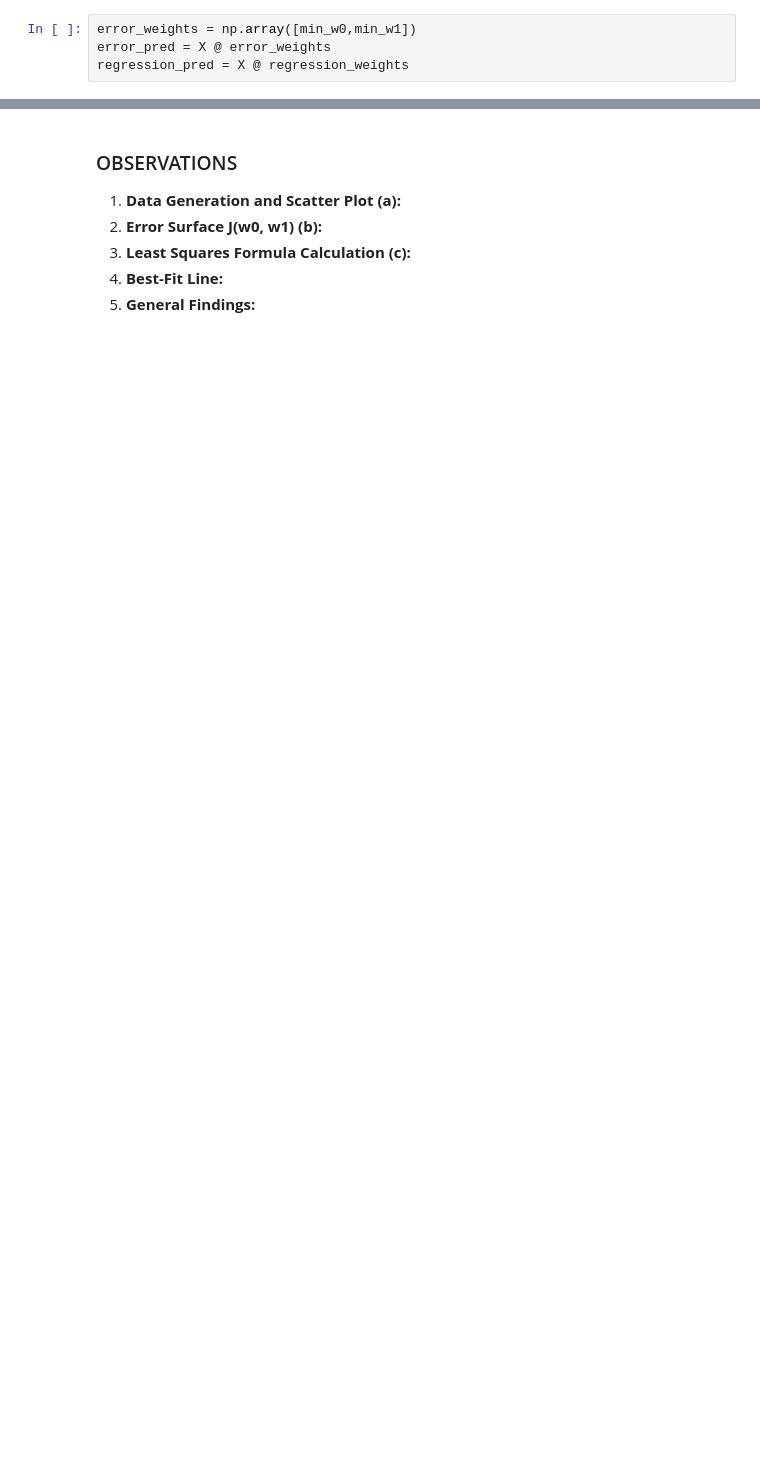
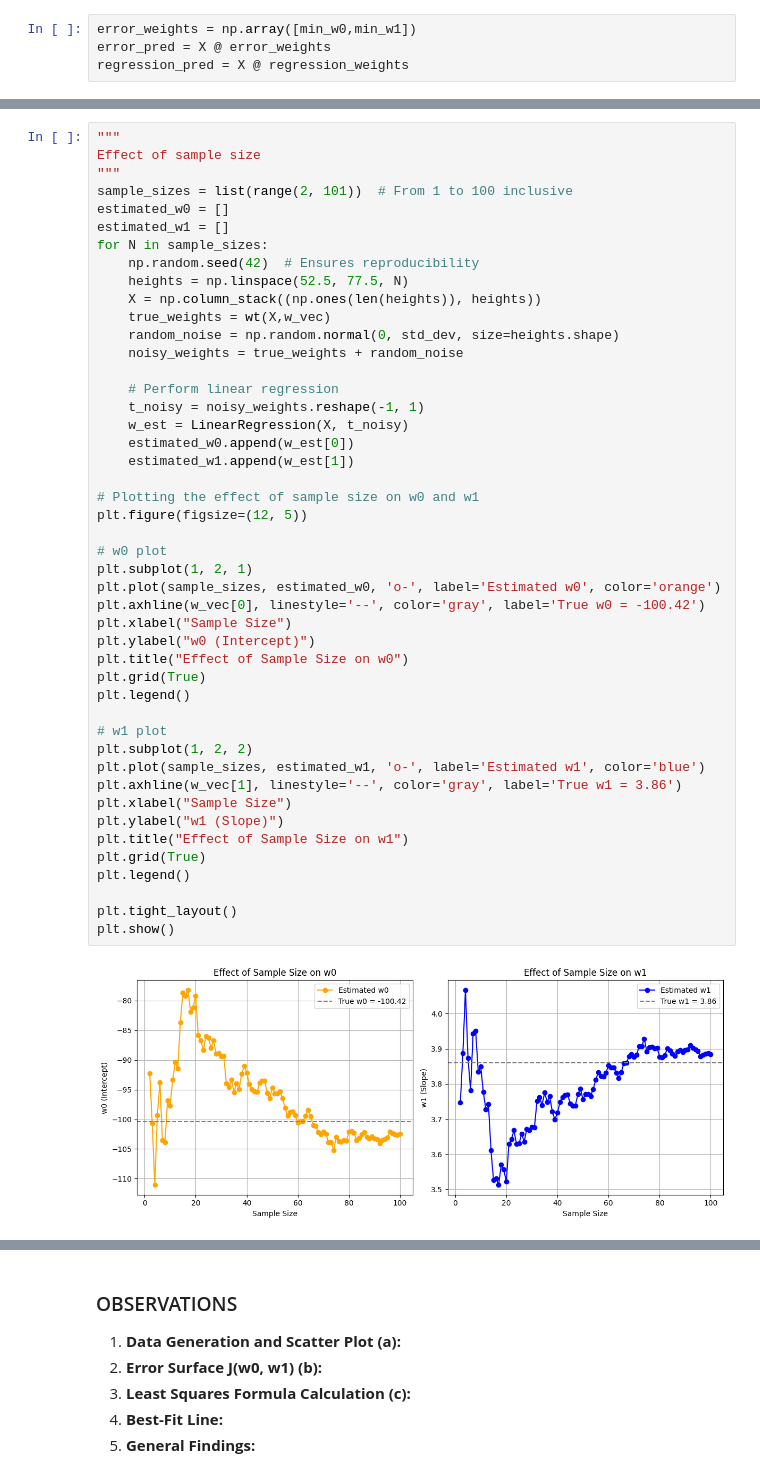
Before and after one commit to bhsh200/jpmc-case-study, a Jupyter notebook: Part1.ipynb, the cells around one changed output, grey strips where cells are left out. Drawn from its saved outputs; the diff is of its cells as text; blank space fills up the shorter version.

```diff
--- a/Part1.ipynb
+++ b/Part1.ipynb
@@ -199,0 +205,48 @@ plt.show()
+# %%
+"""
+Effect of sample size
+"""
+sample_sizes = list(range(2, 101))  # From 1 to 100 inclusive
+estimated_w0 = []
+estimated_w1 = []
+for N in sample_sizes:
+    np.random.seed(42)  # Ensures reproducibility
+    heights = np.linspace(52.5, 77.5, N)
+    X = np.column_stack((np.ones(len(heights)), heights))
+    true_weights = wt(X,w_vec)
+    random_noise = np.random.normal(0, std_dev, size=heights.shape)
+    noisy_weights = true_weights + random_noise
+
+    # Perform linear regression
+    t_noisy = noisy_weights.reshape(-1, 1)
+    w_est = LinearRegression(X, t_noisy)
+    estimated_w0.append(w_est[0])
+    estimated_w1.append(w_est[1])
+
+# Plotting the effect of sample size on w0 and w1
+plt.figure(figsize=(12, 5))
+
+# w0 plot
+plt.subplot(1, 2, 1)
+plt.plot(sample_sizes, estimated_w0, 'o-', label='Estimated w0', color='orange')
+plt.axhline(w_vec[0], linestyle='--', color='gray', label='True w0 = -100.42')
+plt.xlabel("Sample Size")
+plt.ylabel("w0 (Intercept)")
+plt.title("Effect of Sample Size on w0")
+plt.grid(True)
+plt.legend()
+
+# w1 plot
+plt.subplot(1, 2, 2)
+plt.plot(sample_sizes, estimated_w1, 'o-', label='Estimated w1', color='blue')
+plt.axhline(w_vec[1], linestyle='--', color='gray', label='True w1 = 3.86')
+plt.xlabel("Sample Size")
+plt.ylabel("w1 (Slope)")
+plt.title("Effect of Sample Size on w1")
+plt.grid(True)
+plt.legend()
+
+plt.tight_layout()
+plt.show()
+# %% [output]
+[figure, added]
```
Also changed, not shown: parts of 8 cells of this notebook.
